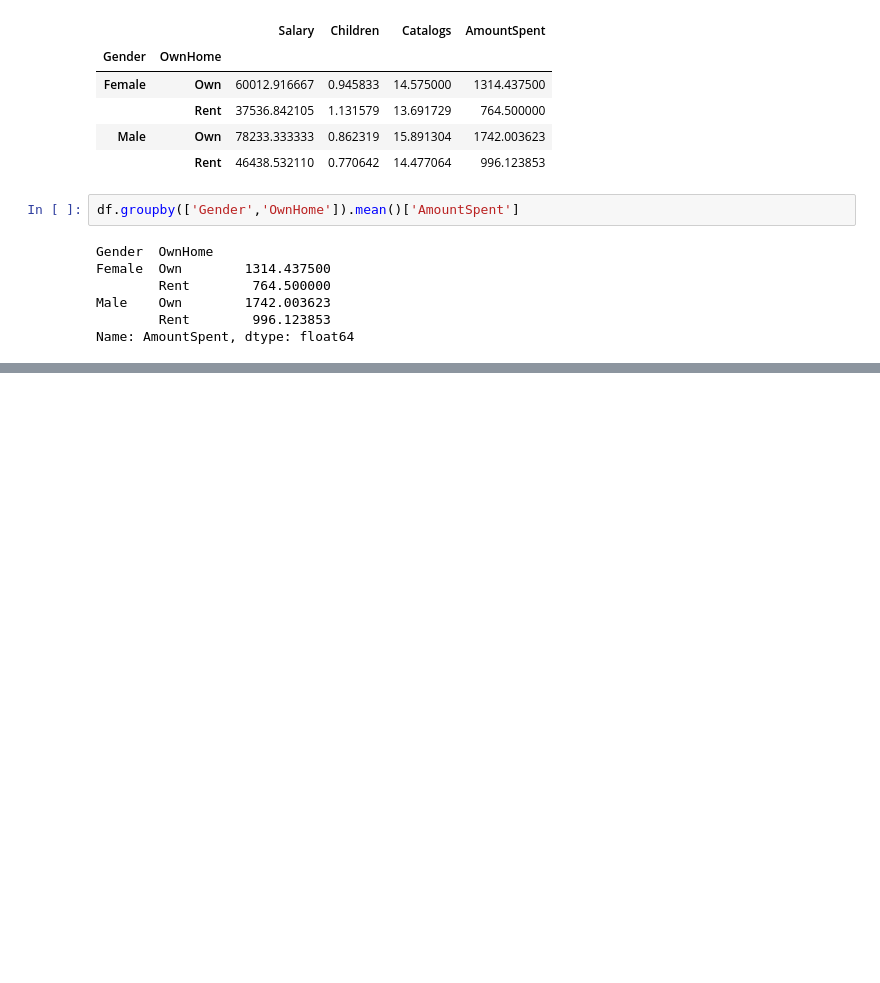
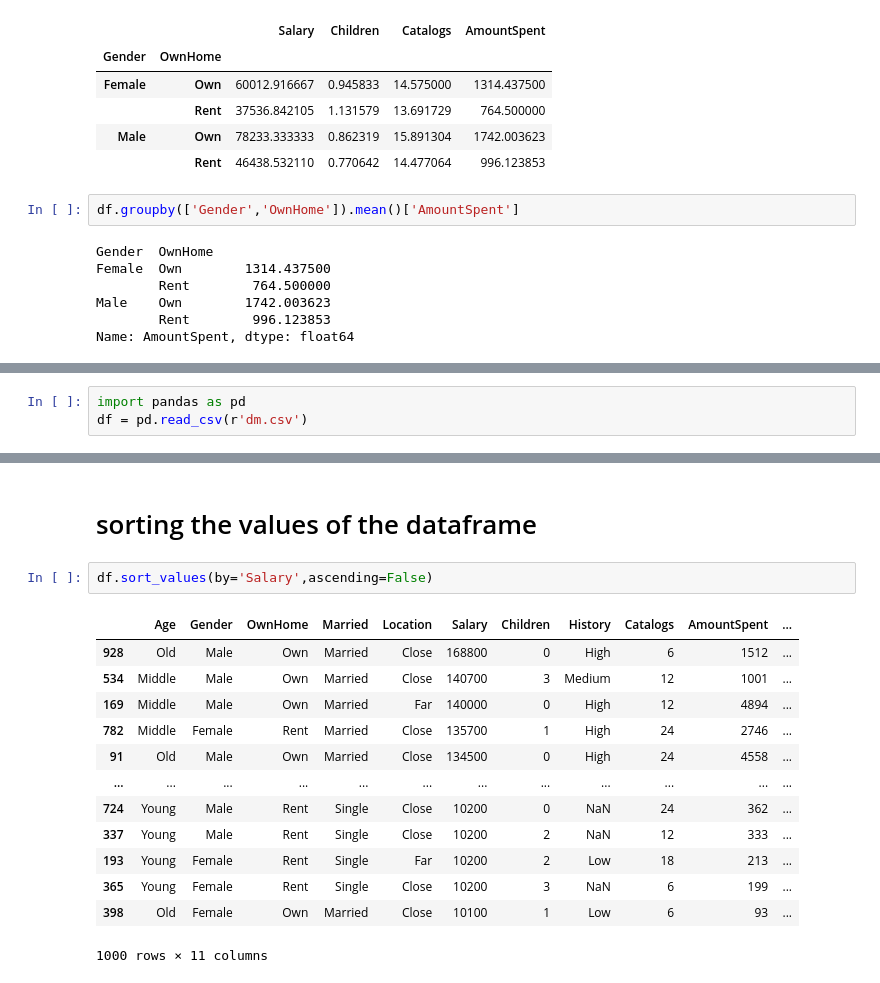
Before and after one commit to kshirsagarsiddharth/manipal_data_science, a Jupyter notebook: pandas_manipal.ipynb, the cells around one changed output, grey strips where cells are left out. Cells and saved outputs as stored; diff of their text form; blank space fills up the shorter version.

```diff
--- a/pandas_manipal.ipynb
+++ b/pandas_manipal.ipynb
@@ -979,0 +982,3 @@ Name: AmountSpent, dtype: float64
+# %%
+import pandas as pd
+df = pd.read_csv(r'dm.csv')
@@ -979,0 +1015,18 @@ Name: AmountSpent, dtype: float64
+# %% [markdown]
+# sorting the values of the dataframe
+# %%
+df.sort_values(by='Salary',ascending=False)
+# %% [output]
+|  | Age | Gender | OwnHome | Married | Location | Salary | Children | History | Catalogs | AmountSpent | ... |
+| 928 | Old | Male | Own | Married | Close | 168800 | 0 | High | 6 | 1512 | ... |
+| 534 | Middle | Male | Own | Married | Close | 140700 | 3 | Medium | 12 | 1001 | ... |
+| 169 | Middle | Male | Own | Married | Far | 140000 | 0 | High | 12 | 4894 | ... |
+| 782 | Middle | Female | Rent | Married | Close | 135700 | 1 | High | 24 | 2746 | ... |
+| 91 | Old | Male | Own | Married | Close | 134500 | 0 | High | 24 | 4558 | ... |
+| ... | ... | ... | ... | ... | ... | ... | ... | ... | ... | ... | ... |
+| 724 | Young | Male | Rent | Single | Close | 10200 | 0 | NaN | 24 | 362 | ... |
+| 337 | Young | Male | Rent | Single | Close | 10200 | 2 | NaN | 12 | 333 | ... |
+| 193 | Young | Female | Rent | Single | Far | 10200 | 2 | Low | 18 | 213 | ... |
+| 365 | Young | Female | Rent | Single | Close | 10200 | 3 | NaN | 6 | 199 | ... |
+| 398 | Old | Female | Own | Married | Close | 10100 | 1 | Low | 6 | 93 | ... |
+1000 rows × 11 columns
```
Also changed, not shown: parts of 12 cells of this notebook.
